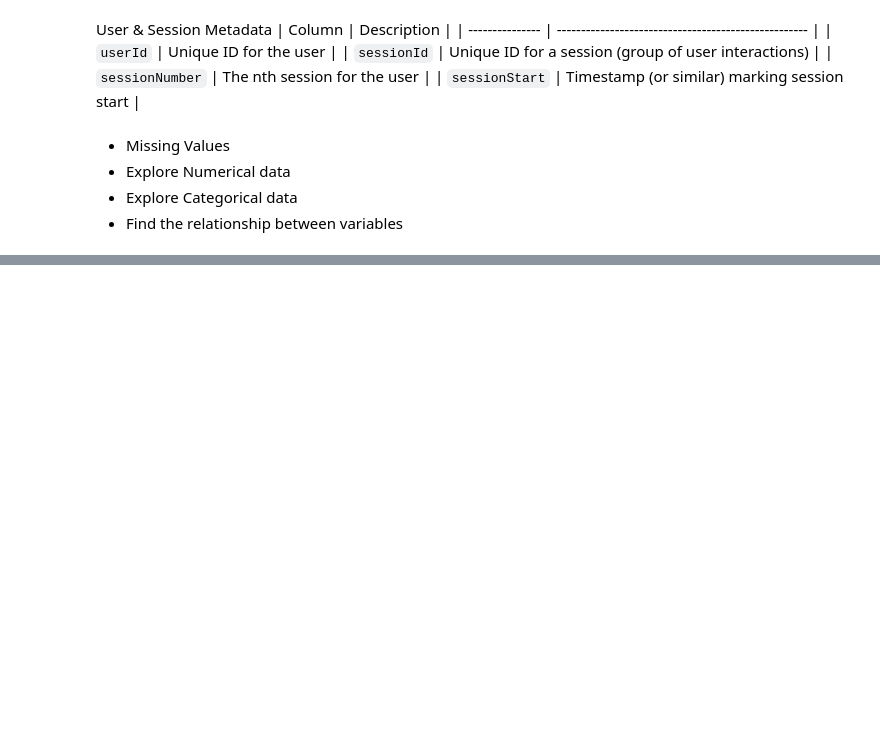
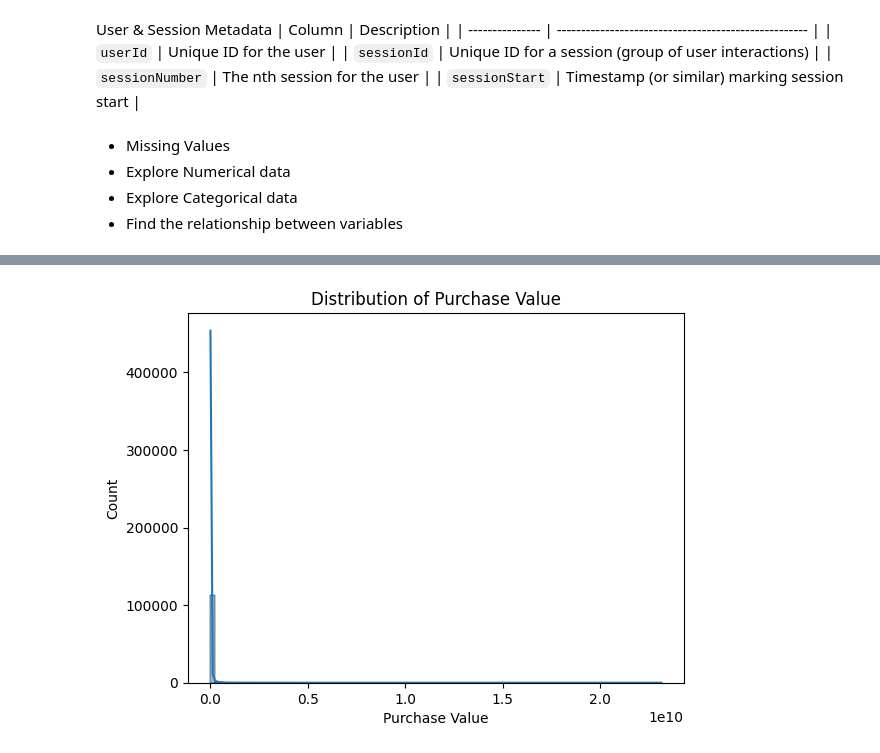
Before and after one commit to manjuiitm/codes, a Jupyter notebook: 24ds2000126-notebook-t22025.ipynb, the cells around one changed output, grey strips where cells are left out. Cells and saved outputs as stored; diff of their text form; code cells hidden in the pictures; blank space fills up the shorter version.

```diff
--- a/24ds2000126-notebook-t22025.ipynb
+++ b/24ds2000126-notebook-t22025.ipynb
@@ -441,0 +223,8 @@ def compare_distributions(train_df, test_df, cols):
+# %%
+train_df['trafficSource.isTrueDirect'] = (
+    train_df['trafficSource.isTrueDirect']
+    .astype('boolean')  # nullable boolean type
+    .fillna(False)
+    .astype(bool)
+    .astype(int)
+)
@@ -441,0 +278,3 @@ def compare_distributions(train_df, test_df, cols):
+# %%
+train_df['totals.bounces']=train_df['totals.bounces'].fillna(0).astype(int)
+train_df['new_visits']=train_df['new_visits'].fillna(0).astype(int)
@@ -441,0 +290,2 @@ def compare_distributions(train_df, test_df, cols):
+# %%
+train_df['pageViews']=train_df['pageViews'].fillna(train_df['pageViews'].median())
@@ -441,0 +302,11 @@ def compare_distributions(train_df, test_df, cols):
+# %%
+import seaborn as sns
+import matplotlib.pyplot as plt
+
+sns.histplot(data=train_df, x='purchaseValue', bins=100, kde=True)
+plt.title('Distribution of Purchase Value')
+plt.xlabel('Purchase Value')
+plt.ylabel('Count')
+plt.show()
+# %% [output]
+[figure, added]
```
Also changed, not shown: parts of 200 cells of this notebook.
